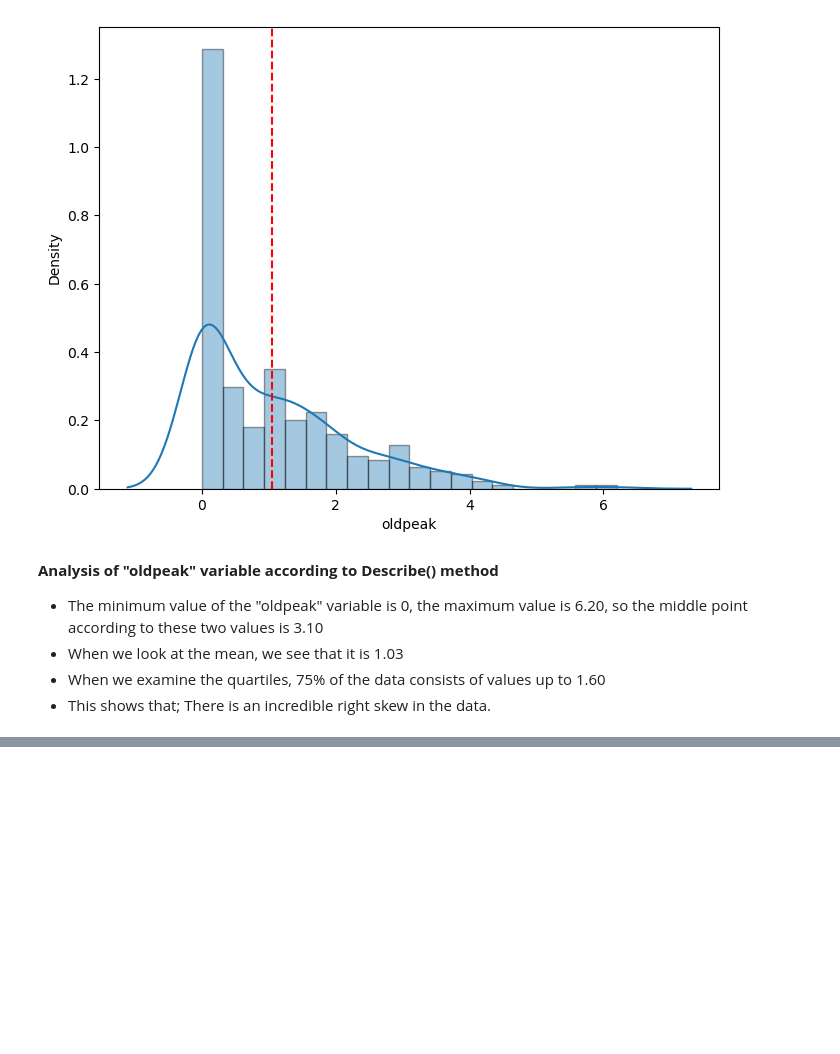
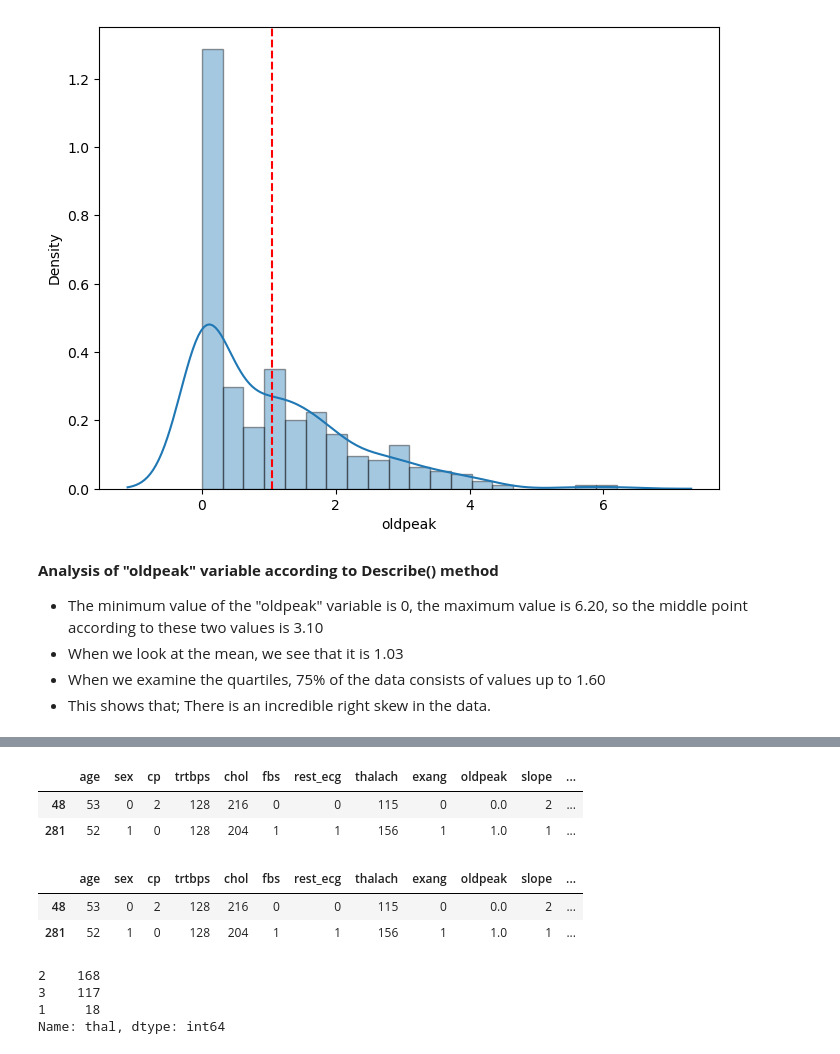
Before and after one commit to htbitb/Heart-Attack-Analysis-And-Prediction, a Jupyter notebook: Heart_Attack_Analysis.ipynb, the cells around one changed output, grey strips where cells are left out. Cells and saved outputs as stored; diff of their text form; code cells hidden in the pictures; blank space fills up the shorter version.

```diff
--- a/Heart_Attack_Analysis.ipynb
+++ b/Heart_Attack_Analysis.ipynb
@@ -309,0 +531,2 @@ y.axvline(df["oldpeak"].mean(), color = "r", ls = "--");
+# %%
+df['thal'] = df['thal'].replace(0, np.nan)
@@ -309,0 +562,8 @@ y.axvline(df["oldpeak"].mean(), color = "r", ls = "--");
+# %%
+df['thal'].fillna(2, inplace=True)
+# %%
+df.loc[[48, 281]]
+# %% [output]
+|  | age | sex | cp | trtbps | chol | fbs | rest_ecg | thalach | exang | oldpeak | slope | ... |
+| 48 | 53 | 0 | 2 | 128 | 216 | 0 | 0 | 115 | 0 | 0.0 | 2 | ... |
+| 281 | 52 | 1 | 0 | 128 | 204 | 1 | 1 | 156 | 1 | 1.0 | 1 | ... |
@@ -309,0 +574,13 @@ y.axvline(df["oldpeak"].mean(), color = "r", ls = "--");
+# %%
+df.loc[[48, 281]]
+# %% [output]
+|  | age | sex | cp | trtbps | chol | fbs | rest_ecg | thalach | exang | oldpeak | slope | ... |
+| 48 | 53 | 0 | 2 | 128 | 216 | 0 | 0 | 115 | 0 | 0.0 | 2 | ... |
+| 281 | 52 | 1 | 0 | 128 | 204 | 1 | 1 | 156 | 1 | 1.0 | 1 | ... |
+# %%
+df['thal'].value_counts()
+# %% [output]
+2    168
+3    117
+1     18
+Name: thal, dtype: int64
```
Also changed, not shown: parts of 21 cells of this notebook.
